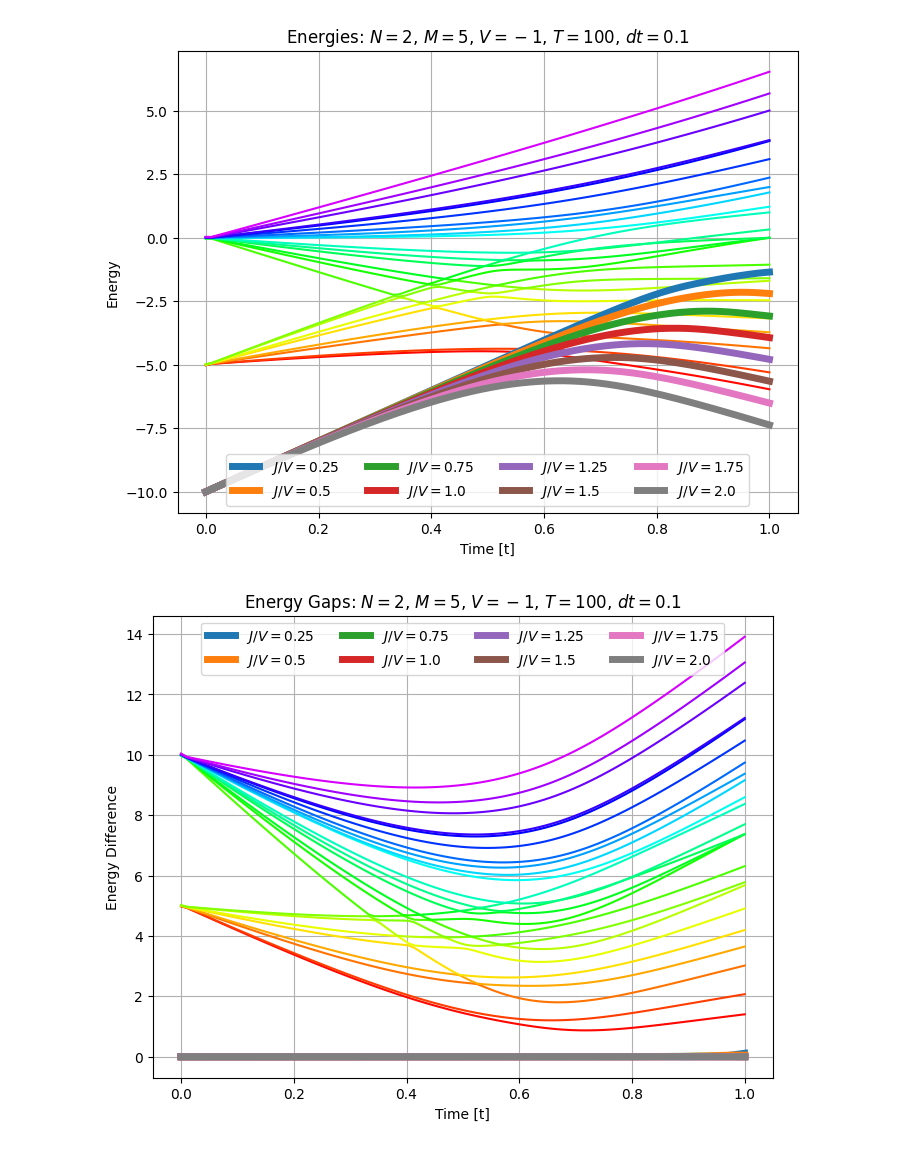
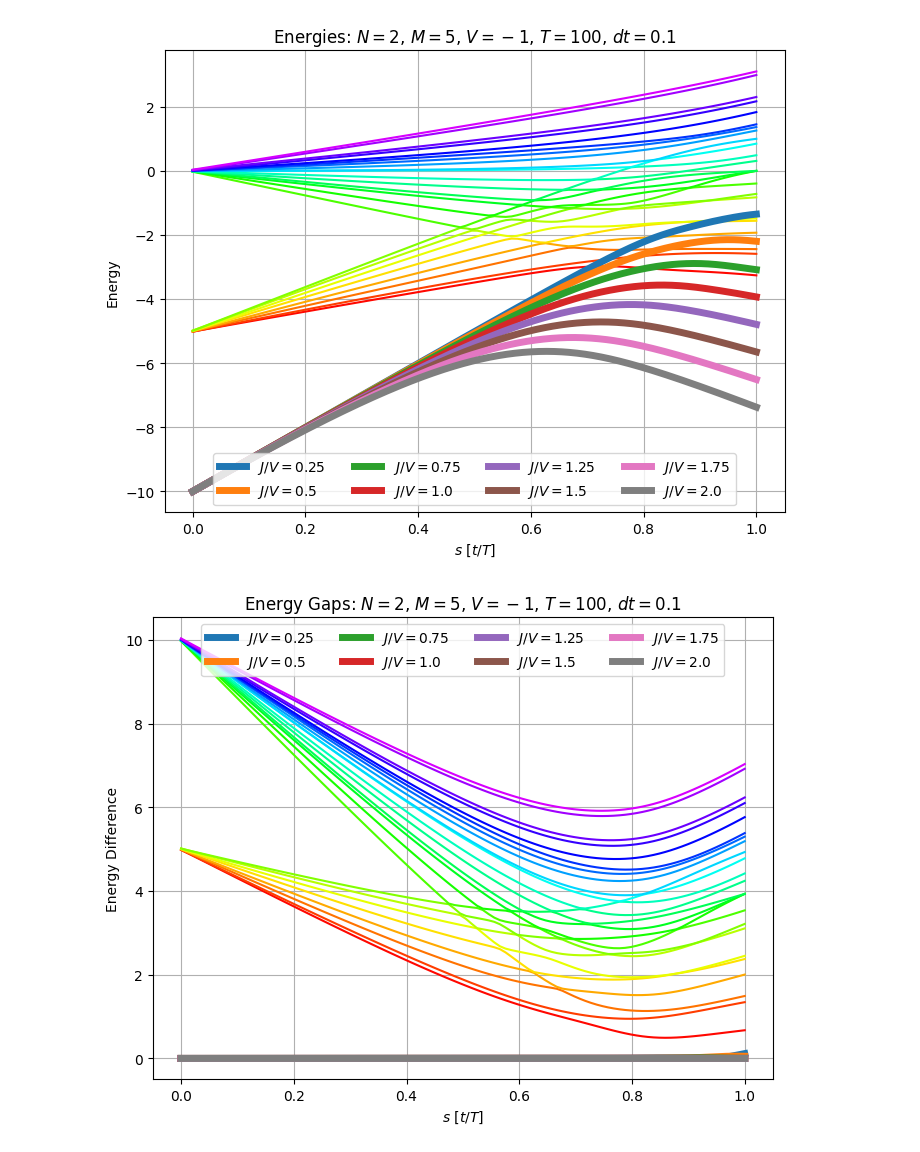
Before and after one commit to jwdesroches/synthetic_dimensions, a Jupyter notebook: adiabatic_evolution/multi_adiabatic_evolution.ipynb, the cells around one changed output. Drawn from its saved outputs; the diff is of its cells as text; code cells hidden in the pictures.

Commit message:
added correlation function adiabatic evolutions

```diff
--- a/adiabatic_evolution/multi_adiabatic_evolution.ipynb
+++ b/adiabatic_evolution/multi_adiabatic_evolution.ipynb
@@ -91,7 +31,7 @@ fig, ax = plt.subplots(figsize=(8, 6))
 fig2, ax2 = plt.subplots(figsize = (8,6))
 fig3, ax3 = plt.subplots(figsize = (8,6))
 
-_, _, _, true_energies, energy_gaps, times = calculate_adiabatic_properties(N, M, mu, init_J, init_V, J, V, 1, dt=0.01)
+_, _, _, _, true_energies, energy_gaps, times = calculate_adiabatic_properties(N, M, mu, init_J, init_V, J, V, 1, dt=0.01)
 
 for i in range(n_excited_states):
     ax.plot(times, true_energies[:, i], color=colors[i])
@@ -100,26 +40,26 @@ for i in range(n_excited_states):
     ax2.plot(times, energy_gaps[:, i], color=colors[i])
 
 for t_total in total_times:
-    adiabatic_energies, adiabatic_diff, overlaps_all_states, true_energies, energy_gaps, times = calculate_adiabatic_properties(N, M, mu, init_J, init_V, V, t_total, dt)
+    adiabatic_energies, adiabatic_diff, adiabatic_wavefunctions, overlaps_all_states, true_energies, energy_gaps, times = calculate_adiabatic_properties(N, M, mu, init_J, init_V, J, V, t_total, dt)
     ax.plot(times/t_total, adiabatic_energies, linestyle="-", linewidth = 5, label=f"$T=${t_total}")
     ax2.plot(times/t_total, adiabatic_diff, linestyle="-", linewidth = 5, label=f"$T=${t_total}")
     ax3.plot(times/t_total, overlaps_all_states[:, 0], linestyle="-", label=f"$T=${t_total}")
 
 ax.set_title(f"Energies: $N=${N}, $M=${M}, $J = ${J}, $V = ${V}, $dt=${np.round(dt, 3)}")
-ax.set_xlabel("Time [t]")
+ax.set_xlabel("$s$ [$t/T$]")
 ax.set_ylabel("Energy")
 ax.legend(loc="lower center", ncols = len(total_times)//2)
 ax.grid(True)
 
 ax2.set_title(f"Energy Gaps: $N=${N}, $M=${M}, $J = ${J}, $V = ${V}, $dt=${np.round(dt, 3)}")
-ax2.set_xlabel("Time [t]")
+ax2.set_xlabel("$s$ [$t/T$]")
 ax2.set_ylabel("Energy Difference")
 ax2.legend(loc="upper center", ncols = len(total_times)//2)
 ax2.grid(True)
 
 ax3.set_ylim(-0.1,1.1)
 ax3.set_title(f"Ground State Overlap: $N=${N}, $M=${M}, $J = ${J}, $V = ${V}, $dt=${np.round(dt, 3)}")
-ax3.set_xlabel("Time [t]")
+ax3.set_xlabel("$s$ [$t/T$]")
 ax3.set_ylabel("Wavefunction Overlap")
 ax3.legend(loc="center left")
 ax3.grid(True)
@@ -130,7 +70,4 @@ ax3.grid(True)
 # %%
-import numpy as np
-import matplotlib.pyplot as plt
-
 N = 2
 M = 5
 
@@ -151,42 +88,42 @@ fig, ax = plt.subplots(figsize=(8, 6))
 fig2, ax2 = plt.subplots(figsize=(8, 6))
 fig3, ax3 = plt.subplots(figsize=(8, 6))
 
-_, _, _, true_energies, energy_gaps, times = calculate_adiabatic_properties(N, M, mu, init_J, init_V, V, 1, dt=0.01)
+_, _, _, _, true_energies, energy_gaps, times = calculate_adiabatic_properties(N, M, mu, init_J, init_V, J, V, 1, dt=0.01)
 
 for i in range(n_excited_states):
     ax.plot(times, true_energies[:, i], color=colors[i])
 
 for i in range(n_excited_states):
     ax2.plot(times, energy_gaps[:, i], color=colors[i])
 
 J_over_V_ratios = np.arange(0.25, 2.25, 0.25)
 for ratio in J_over_V_ratios:
     J = ratio * V
-    adiabatic_energies, adiabatic_diff, overlaps_all_states, true_energies, energy_gaps, times = calculate_adiabatic_properties(N, M, mu, init_J, init_V, V, T, dt)
+    adiabatic_energies, adiabatic_diff, adiabatic_wavefunctions, overlaps_all_states, true_energies, energy_gaps, times = calculate_adiabatic_properties(N, M, mu, init_J, init_V, J, V, T, dt)
     ax.plot(times/T, adiabatic_energies, linestyle="-", linewidth=5, label=f"$J/V={ratio}$")
     ax2.plot(times/T, adiabatic_diff, linestyle="-", linewidth=5, label=f"$J/V={ratio}$")
     ax3.plot(times/T, overlaps_all_states[:, 0], linestyle="-", label=f"$J/V={ratio}$")
 
 ax.set_title(f"Energies: $N={N}$, $M={M}$, $V={V}$, $T={T}$, $dt={np.round(dt, 3)}$")
-ax.set_xlabel("Time [t]")
+ax.set_xlabel("$s$ [$t/T$]")
 ax.set_ylabel("Energy")
 ax.legend(loc="lower center", ncols=len(J_over_V_ratios) // 2)
 ax.grid(True)
 
 ax2.set_title(f"Energy Gaps: $N={N}$, $M={M}$, $V={V}$, $T={T}$, $dt={np.round(dt, 3)}$")
-ax2.set_xlabel("Time [t]")
+ax2.set_xlabel("$s$ [$t/T$]")
 ax2.set_ylabel("Energy Difference")
 ax2.legend(loc="upper center", ncols=len(J_over_V_ratios) // 2)
 ax2.grid(True)
 
 ax3.set_ylim(-0.1, 1.1)
 ax3.set_title(f"Ground State Overlap: $N={N}$, $M={M}$, $V={V}$, $T={T}$, $dt={np.round(dt, 3)}$")
-ax3.set_xlabel("Time [t]")
+ax3.set_xlabel("$s$ [$t/T$]")
 ax3.set_ylabel("Wavefunction Overlap")
 ax3.legend(loc="center left")
 ax3.grid(True)
 
 plt.show()
 # %% [output]
-[figure, old version]
+[figure, new version]
-[figure, old version]
+[figure, new version]
```
Also changed, not shown: parts of 4 cells of this notebook, 8 other files.
